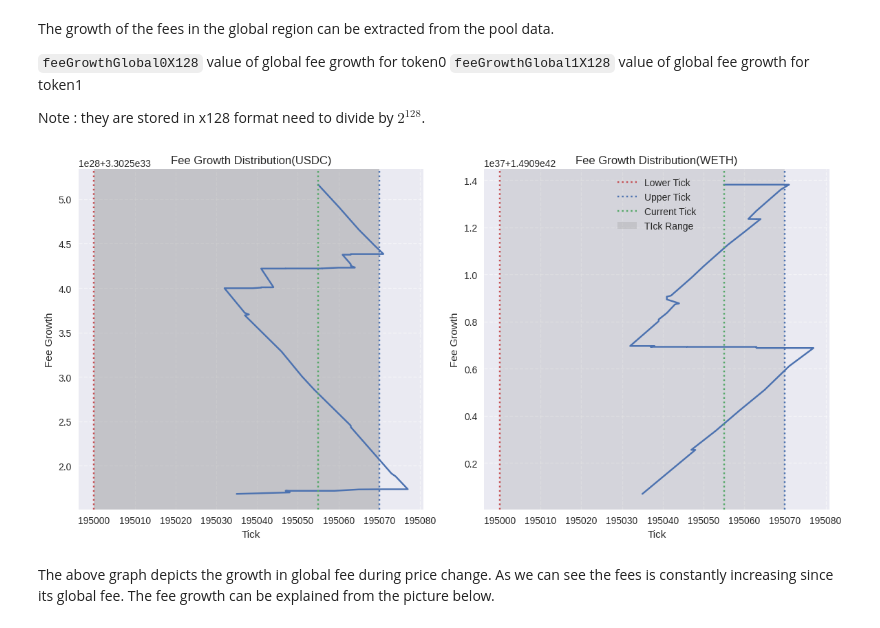
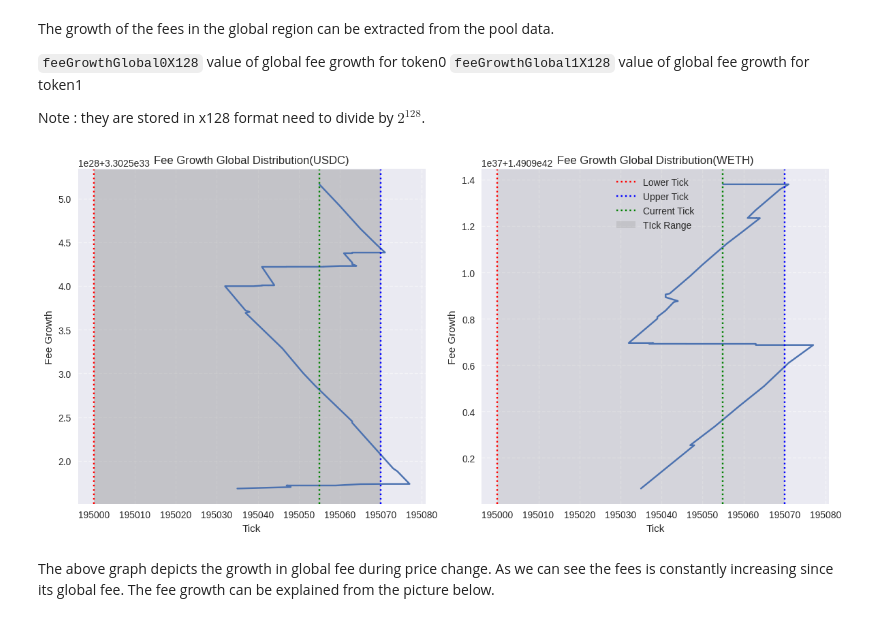
Before and after one commit to Heyymant/Halo-trading, a Jupyter notebook: HaloTrading.ipynb, the cells around one changed output. Drawn from its saved outputs; the diff is of its cells as text; code cells hidden in the pictures.

```diff
--- a/HaloTrading.ipynb
+++ b/HaloTrading.ipynb
@@ -476,36 +494,36 @@ for i in range(BLOCK_START,BLOCK_END+1):
  # Convert fg to a numpy array if it's not already
 
 plt.style.use('seaborn-v0_8')
 plt.figure(figsize=(12, 6))
 plt.subplot(1,2,1)
 plt.axvspan(TICK_LOWER, TICK_UPPER, color='grey', alpha=0.2, lw=0)
 plt.plot(t, fg0)
 plt.xlabel("Tick")
 plt.ylabel("Fee Growth")
-plt.title("Fee Growth Distribution(USDC)")
+plt.title("Fee Growth Global Distribution(USDC)")
 plt.axvline(x=TICK_LOWER, color='r', linestyle=':', label='Lower Tick')
 plt.axvline(x=TICK_UPPER, color='b', linestyle=':', label='Upper Tick')
 plt.ticklabel_format(style='plain', axis='x', useOffset=False)
 plt.axvline(x=t[-1], color='g', linestyle=':', label='Upper Tick')
 plt.axvspan(TICK_LOWER, TICK_UPPER, color='grey', alpha=0.2, lw=0)
 plt.grid(True, linestyle='--', alpha=0.5)
 
 plt.subplot(1,2,2)
 plt.plot(t,fg1)
 plt.xlabel("Tick")
 plt.ylabel("Fee Growth")
-plt.title("Fee Growth Distribution(WETH)")
+plt.title("Fee Growth Global Distribution(WETH)")
 plt.axvline(x=TICK_LOWER, color='r', linestyle=':', label='Lower Tick')
 plt.axvline(x=TICK_UPPER, color='b', linestyle=':', label='Upper Tick')
 plt.ticklabel_format(style='plain', axis='x', useOffset=False)
 plt.axvline(x=t[-1], color='g', linestyle=':', label='Current Tick')
 plt.axvspan(TICK_LOWER, TICK_UPPER, color='grey', alpha=0.2, lw=0, label = "TIck Range")
 plt.tight_layout()
 plt.grid(True, linestyle='--', alpha=0.5)
 plt.legend()
 plt.show()
 # %% [output]
-[figure, old version]
+[figure, new version]
 # %% [markdown]
 The above graph depicts the growth in global fee during price change.
 As we can see the fees is constantly increasing since its global fee.
```
Also changed, not shown: parts of 5 cells of this notebook.
